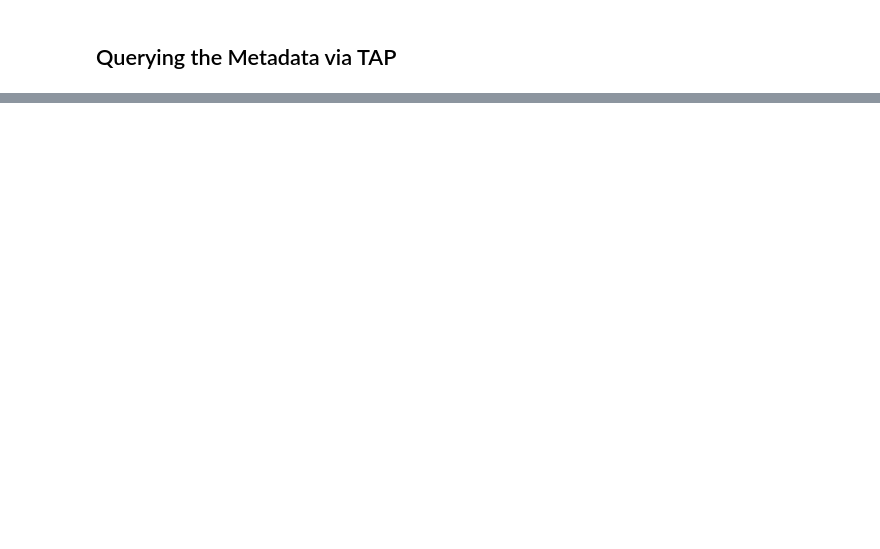
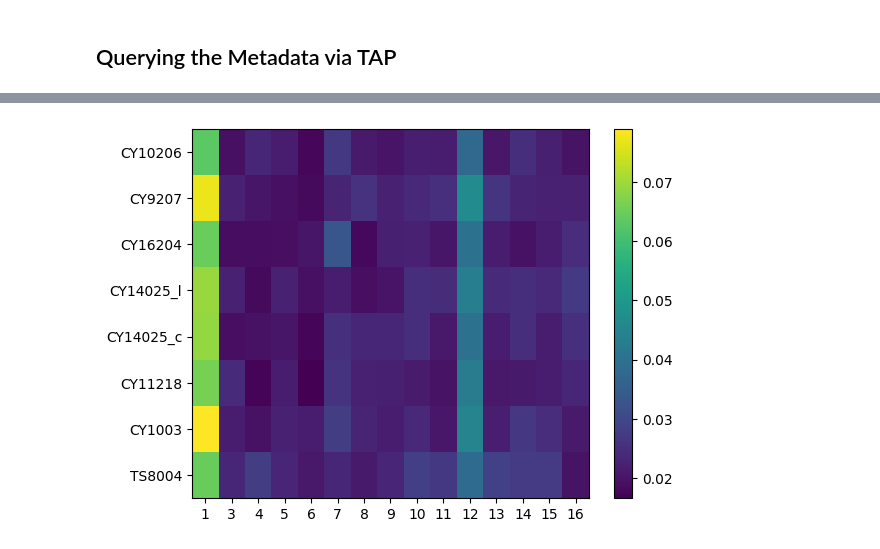
Before and after one commit to uksrc/caom_use_case_evaluation, a Jupyter notebook: ipython/demo.ipynb, the cells around one changed output, grey strips where cells are left out. Saved outputs shown, nothing was run; the diff lists cells and outputs as text; code cells hidden in the pictures; blank space fills up the shorter version.

```diff
--- a/ipython/demo.ipynb
+++ b/ipython/demo.ipynb
@@ -162,0 +152,18 @@ https://localhost:8080/tap
+# %%
+def create_graph_results(results, vmax=None):
+    Y = list(results.keys())
+    X = list(results[Y[0]].keys())
+    Z = []
+    for x in Y:
+        Z.extend(list(results[x].values()))
+
+    x_ax, y_ax = np.meshgrid(X,Y)
+    z_ar = np.asarray(Z)
+    z_ax = z_ar.reshape(len(Y), len(X))
+
+    if vmax == None:
+        plt.pcolormesh(X,Y,z_ax)
+    else:
+        plt.pcolormesh(X,Y,z_ax, vmax=vmax)
+    plt.colorbar()
+    plt.show()
@@ -162,0 +173,4 @@ https://localhost:8080/tap
+# %%
+create_graph_results(timing)
+# %% [output]
+[figure, added]
```
Also changed, not shown: parts of 25 cells of this notebook, 1 other file.
